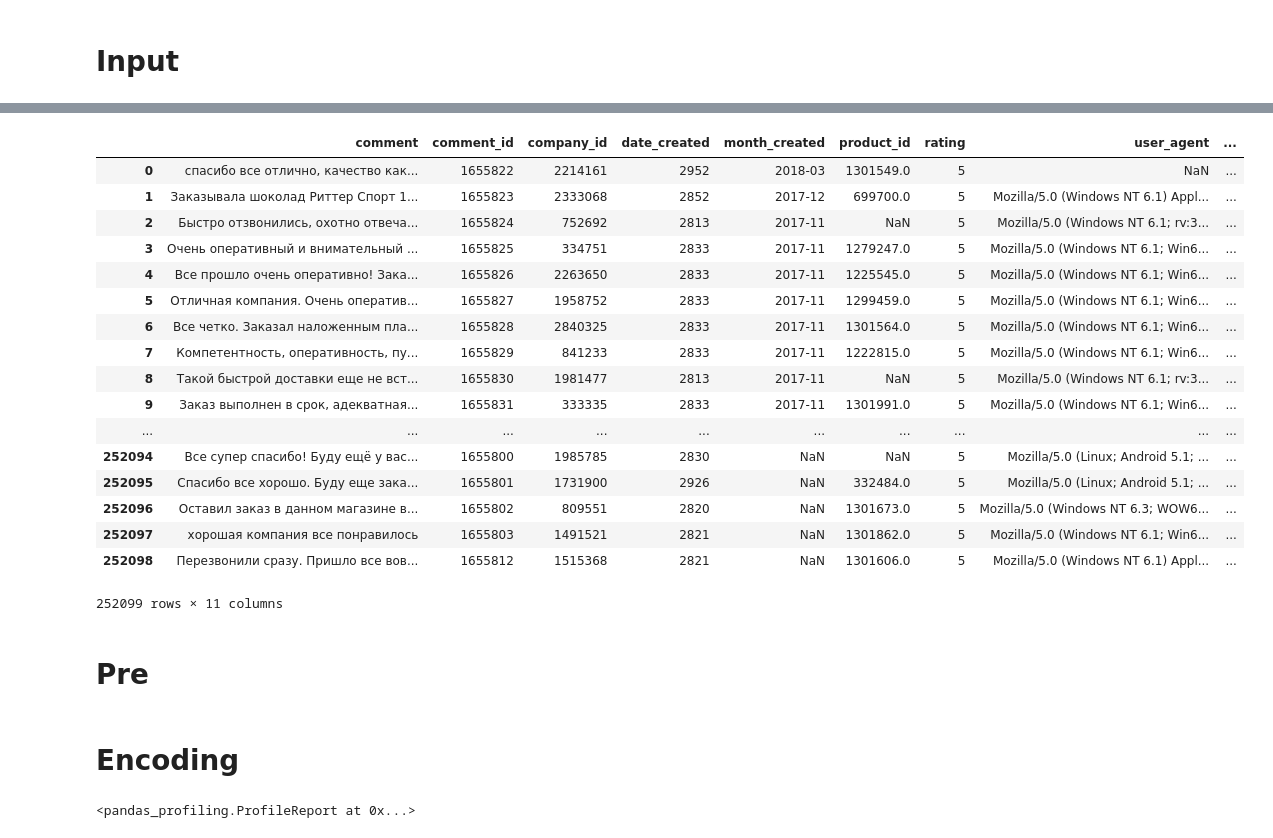
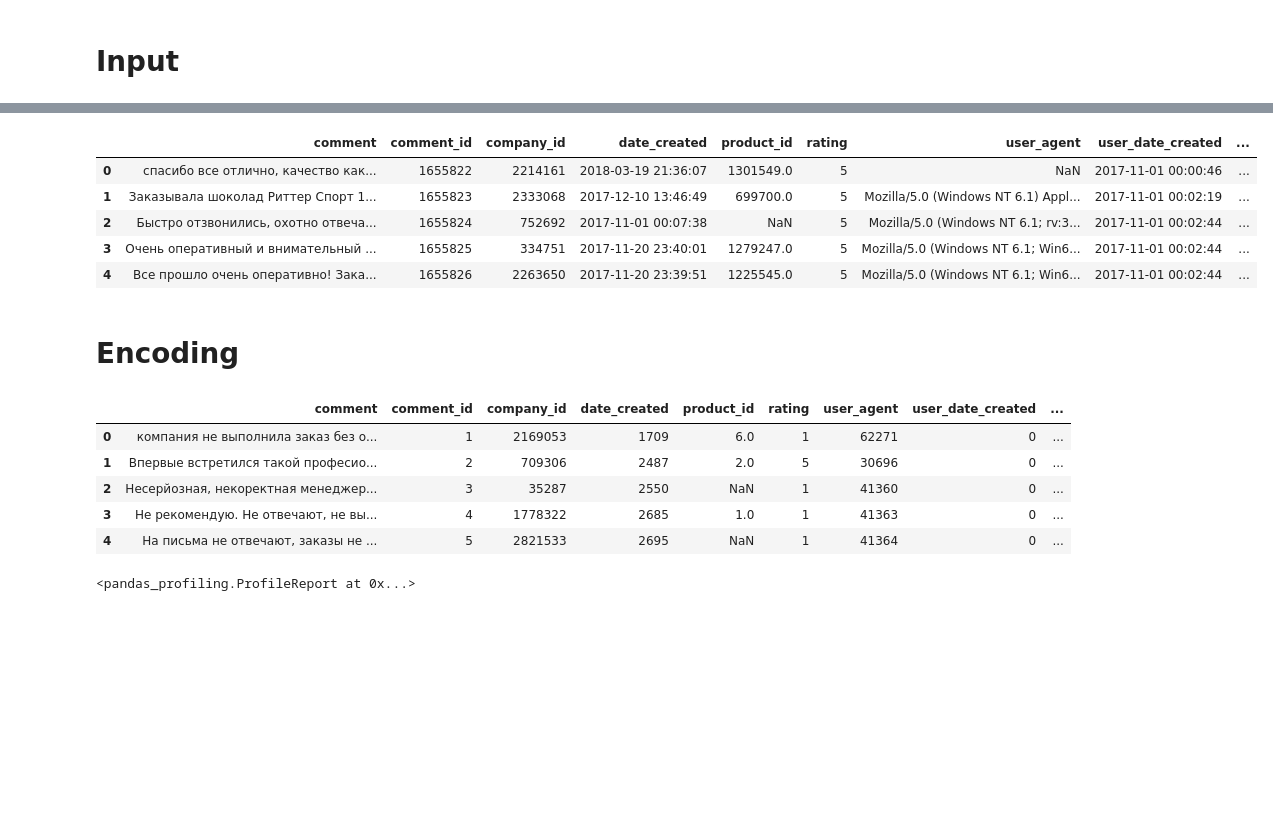
Before and after one commit to AfterPartyUDS/AI_Booster, a Jupyter notebook: Yakuben.ipynb, the cells around one changed output, grey strips where cells are left out. Saved outputs shown, nothing was run; the diff lists cells and outputs as text; code cells hidden in the pictures; blank space fills up the shorter version.

```diff
--- a/Yakuben.ipynb
+++ b/Yakuben.ipynb
@@ -34,23 +44,9 @@ train.head()
 # %%
-test
+test.head()
 # %% [output]
-|  | comment | comment_id | company_id | date_created | month_created | product_id | rating | user_agent | ... |
-| 0 | спасибо все отлично, качество как... | 1655822 | 2214161 | 2952 | 2018-03 | 1301549.0 | 5 | NaN | ... |
-| 1 | Заказывала шоколад Риттер Спорт 1... | 1655823 | 2333068 | 2852 | 2017-12 | 699700.0 | 5 | Mozilla/5.0 (Windows NT 6.1) Appl... | ... |
-| 2 | Быстро отзвонились, охотно отвеча... | 1655824 | 752692 | 2813 | 2017-11 | NaN | 5 | Mozilla/5.0 (Windows NT 6.1; rv:3... | ... |
-| 3 | Очень оперативный и внимательный ... | 1655825 | 334751 | 2833 | 2017-11 | 1279247.0 | 5 | Mozilla/5.0 (Windows NT 6.1; Win6... | ... |
-| 4 | Все прошло очень оперативно! Зака... | 1655826 | 2263650 | 2833 | 2017-11 | 1225545.0 | 5 | Mozilla/5.0 (Windows NT 6.1; Win6... | ... |
-| 5 | Отличная компания. Очень оператив... | 1655827 | 1958752 | 2833 | 2017-11 | 1299459.0 | 5 | Mozilla/5.0 (Windows NT 6.1; Win6... | ... |
-| 6 | Все четко. Заказал наложенным пла... | 1655828 | 2840325 | 2833 | 2017-11 | 1301564.0 | 5 | Mozilla/5.0 (Windows NT 6.1; Win6... | ... |
-| 7 | Компетентность, оперативность, пу... | 1655829 | 841233 | 2833 | 2017-11 | 1222815.0 | 5 | Mozilla/5.0 (Windows NT 6.1; Win6... | ... |
-| 8 | Такой быстрой доставки еще не вст... | 1655830 | 1981477 | 2813 | 2017-11 | NaN | 5 | Mozilla/5.0 (Windows NT 6.1; rv:3... | ... |
-| 9 | Заказ выполнен в срок, адекватная... | 1655831 | 333335 | 2833 | 2017-11 | 1301991.0 | 5 | Mozilla/5.0 (Windows NT 6.1; Win6... | ... |
-| ... | ... | ... | ... | ... | ... | ... | ... | ... | ... |
-| 252094 | Все супер спасибо! Буду ещё у вас... | 1655800 | 1985785 | 2830 | NaN | NaN | 5 | Mozilla/5.0 (Linux; Android 5.1; ... | ... |
-| 252095 | Спасибо все хорошо. Буду еще зака... | 1655801 | 1731900 | 2926 | NaN | 332484.0 | 5 | Mozilla/5.0 (Linux; Android 5.1; ... | ... |
-| 252096 | Оставил заказ в данном магазине в... | 1655802 | 809551 | 2820 | NaN | 1301673.0 | 5 | Mozilla/5.0 (Windows NT 6.3; WOW6... | ... |
-| 252097 | хорошая компания все понравилось | 1655803 | 1491521 | 2821 | NaN | 1301862.0 | 5 | Mozilla/5.0 (Windows NT 6.1; Win6... | ... |
-| 252098 | Перезвонили сразу. Пришло все вов... | 1655812 | 1515368 | 2821 | NaN | 1301606.0 | 5 | Mozilla/5.0 (Windows NT 6.1) Appl... | ... |
+|  | comment | comment_id | company_id | date_created | product_id | rating | user_agent | user_date_created | ... |
+| 0 | спасибо все отлично, качество как... | 1655822 | 2214161 | 2018-03-19 21:36:07 | 1301549.0 | 5 | NaN | 2017-11-01 00:00:46 | ... |
+| 1 | Заказывала шоколад Риттер Спорт 1... | 1655823 | 2333068 | 2017-12-10 13:46:49 | 699700.0 | 5 | Mozilla/5.0 (Windows NT 6.1) Appl... | 2017-11-01 00:02:19 | ... |
+| 2 | Быстро отзвонились, охотно отвеча... | 1655824 | 752692 | 2017-11-01 00:07:38 | NaN | 5 | Mozilla/5.0 (Windows NT 6.1; rv:3... | 2017-11-01 00:02:44 | ... |
+| 3 | Очень оперативный и внимательный ... | 1655825 | 334751 | 2017-11-20 23:40:01 | 1279247.0 | 5 | Mozilla/5.0 (Windows NT 6.1; Win6... | 2017-11-01 00:02:44 | ... |
+| 4 | Все прошло очень оперативно! Зака... | 1655826 | 2263650 | 2017-11-20 23:39:51 | 1225545.0 | 5 | Mozilla/5.0 (Windows NT 6.1; Win6... | 2017-11-01 00:02:44 | ... |
-252099 rows × 11 columns
-# %% [markdown]
-# Pre
@@ -86,6 +80,15 @@ train['user_date_created'] = [ (date - startTime_user_created).days  for date in
 test['user_date_created'] = [ (date - startTime_user_created).days  for date in test['user_date_created']]
 
 train['is_fake'] = train['is_fake'].astype(int)
+# %%
+train.head()
+# %% [output]
+|  | comment | comment_id | company_id | date_created | product_id | rating | user_agent | user_date_created | ... |
+| 0 | компания не выполнила заказ без о... | 1 | 2169053 | 1709 | 6.0 | 1 | 62271 | 0 | ... |
+| 1 | Впервые встретился такой професио... | 2 | 709306 | 2487 | 2.0 | 5 | 30696 | 0 | ... |
+| 2 | Несерйозная, некоректная менеджер... | 3 | 35287 | 2550 | NaN | 1 | 41360 | 0 | ... |
+| 3 | Не рекомендую. Не отвечают, не вы... | 4 | 1778322 | 2685 | 1.0 | 1 | 41363 | 0 | ... |
+| 4 | На письма не отвечают, заказы не ... | 5 | 2821533 | 2695 | NaN | 1 | 41364 | 0 | ... |
 # %%
 pp.ProfileReport(train)
 # %% [output]
```
Also changed, not shown: parts of 28 cells of this notebook.
